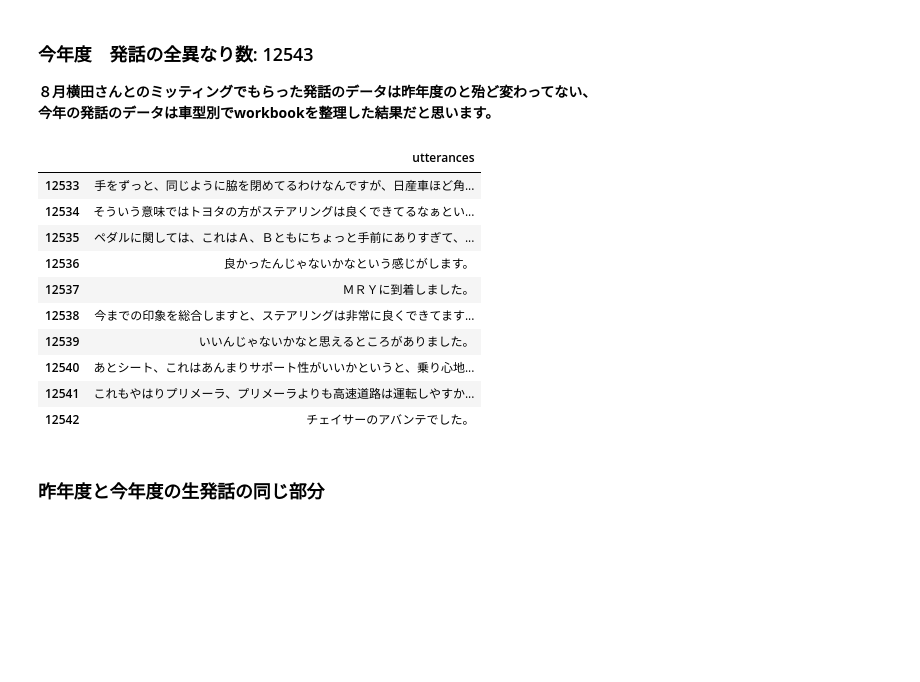
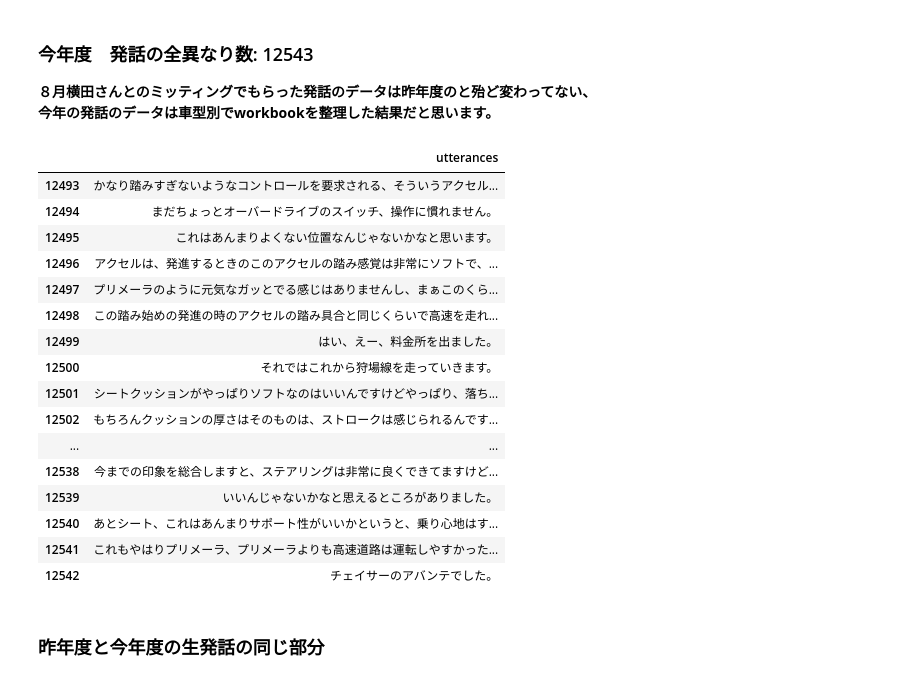
Before and after one commit to ShueiYann/MazforVis, a Jupyter notebook: 可視化見本.ipynb, the cells around one changed output. Saved outputs shown, nothing was run; the diff lists cells and outputs as text; code cells hidden in the pictures; blank space fills up the shorter version.

```diff
--- a/可視化見本.ipynb
+++ b/可視化見本.ipynb
@@ -6,4 +6,4 @@ import pandas as pd
 # %%
-pd.set_option("display.max_colwidth", 35)
+#pd.set_option("display.max_colwidth", 35)
 # %%
 utterances = pd.read_csv('./processed_data/utterances.csv')
@@ -30,18 +36,24 @@ utterances.shape
 今年の発話のデータは車型別でworkbookを整理した結果だと思います。**
 # %%
 utterances_new = pd.read_csv('./processed_data_new/utterances.csv')
-utterances_new.tail(10)
+utterances_new.tail(50)
 # %% [output]
 |  | utterances |
-| 12533 | 手をずっと、同じように脇を閉めてるわけなんですが、日産車ほど角... |
-| 12534 | そういう意味ではトヨタの方がステアリングは良くできてるなぁとい... |
-| 12535 | ペダルに関しては、これはＡ、Ｂともにちょっと手前にありすぎて、... |
-| 12536 | 良かったんじゃないかなという感じがします。 |
-| 12537 | ＭＲＹに到着しました。 |
-| 12538 | 今までの印象を総合しますと、ステアリングは非常に良くできてます... |
+| 12493 | かなり踏みすぎないようなコントロールを要求される、そういうアクセル... |
+| 12494 | まだちょっとオーバードライブのスイッチ、操作に慣れません。 |
+| 12495 | これはあんまりよくない位置なんじゃないかなと思います。 |
+| 12496 | アクセルは、発進するときのこのアクセルの踏み感覚は非常にソフトで、... |
+| 12497 | プリメーラのように元気なガッとでる感じはありませんし、まぁこのくら... |
+| 12498 | この踏み始めの発進の時のアクセルの踏み具合と同じくらいで高速を走れ... |
+| 12499 | はい、えー、料金所を出ました。 |
+| 12500 | それではこれから狩場線を走っていきます。 |
+| 12501 | シートクッションがやっぱりソフトなのはいいんですけどやっぱり、落ち... |
+| 12502 | もちろんクッションの厚さはそのものは、ストロークは感じられるんです... |
+| ... | ... |
+| 12538 | 今までの印象を総合しますと、ステアリングは非常に良くできてますけど... |
 | 12539 | いいんじゃないかなと思えるところがありました。 |
-| 12540 | あとシート、これはあんまりサポート性がいいかというと、乗り心地... |
-| 12541 | これもやはりプリメーラ、プリメーラよりも高速道路は運転しやすか... |
+| 12540 | あとシート、これはあんまりサポート性がいいかというと、乗り心地はす... |
+| 12541 | これもやはりプリメーラ、プリメーラよりも高速道路は運転しやすかった... |
 | 12542 | チェイサーのアバンテでした。 |
 # %% [markdown]
 ### 昨年度と今年度の生発話の同じ部分
```
Also changed, not shown: parts of 5 cells of this notebook.
